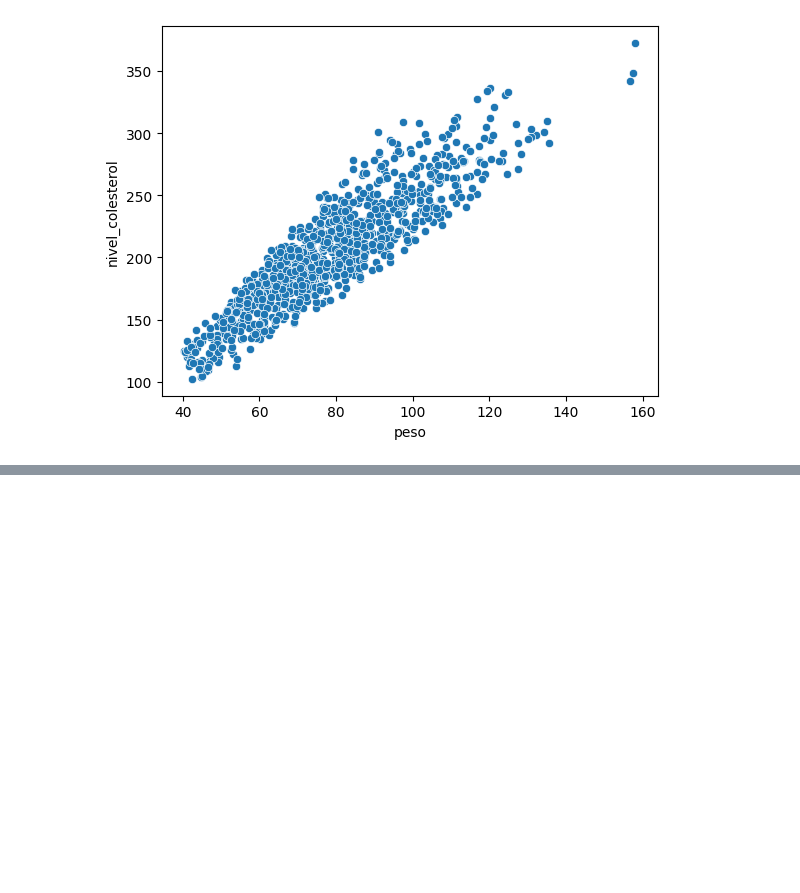
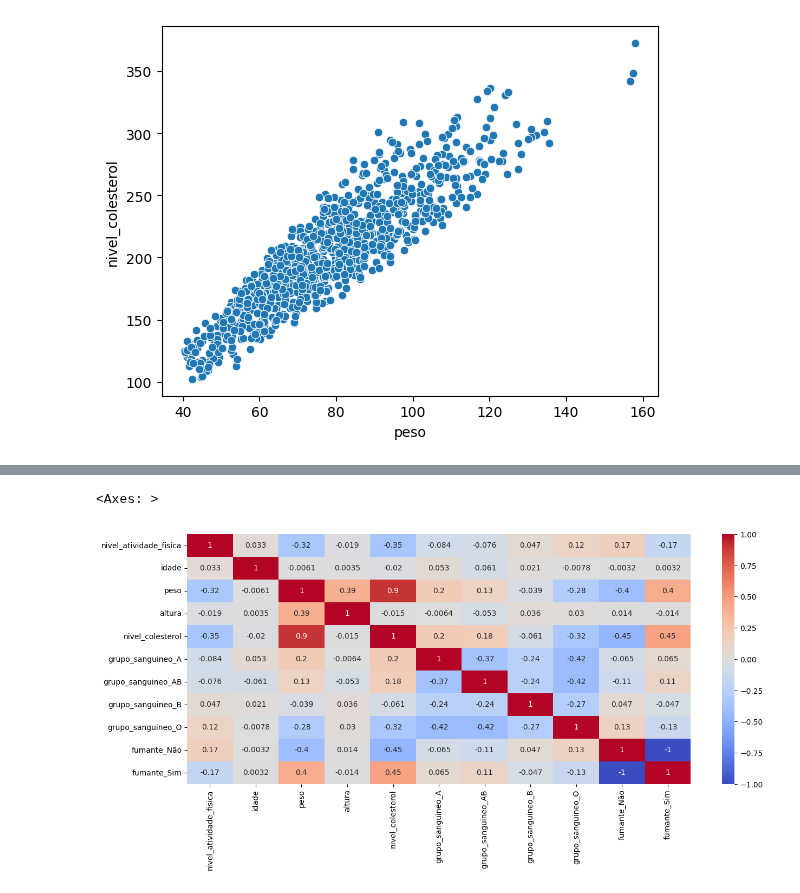
Before and after one commit to LucaPinheiro/modelos_regressao_linear, a Jupyter notebook: modelos/modelo_colesterol.ipynb, the cells around one changed output, grey strips where cells are left out. Drawn from its saved outputs; the diff is of its cells as text; code cells hidden in the pictures; blank space fills up the shorter version.

```diff
--- a/modelos/modelo_colesterol.ipynb
+++ b/modelos/modelo_colesterol.ipynb
@@ -182,0 +210,9 @@ sns.scatterplot(data=df_colesterol_eda, x="peso", y='nivel_colesterol')
+# %%
+df_colesterol_eda['nivel_atividade_fisica'] = pd.factorize(df_colesterol_eda['nivel_atividade_fisica'])[0] + 1
+# %%
+# Mapa de calor com Correlação de Variáveis
+plt.figure(figsize=(15, 6))
+sns.heatmap(df_colesterol_eda.corr(), vmin=-1, vmax=1, annot=True, cmap='coolwarm')
+# %% [output]
+<Axes: >
+[figure, added]
```
Also changed, not shown: parts of 6 cells of this notebook.
